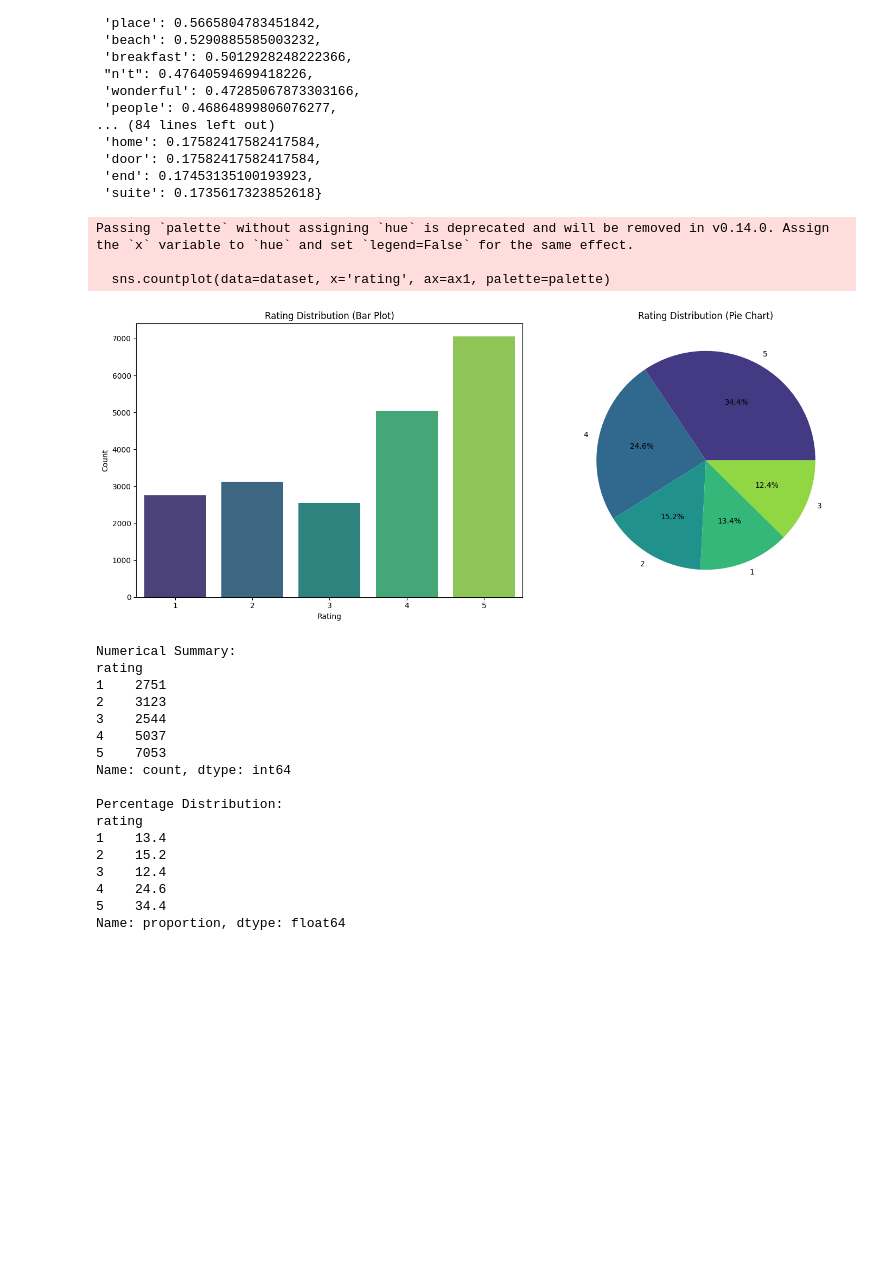
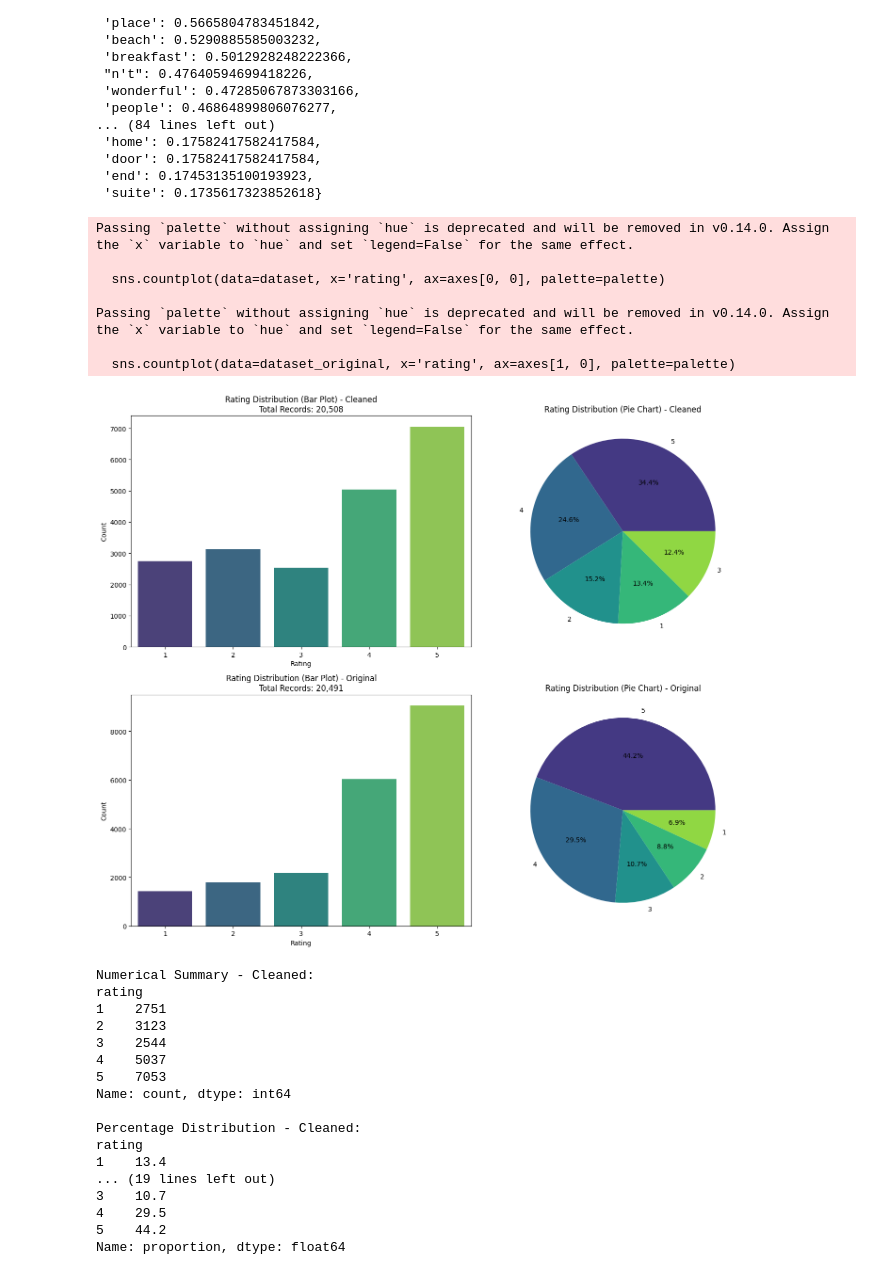
Before and after one commit to FIUBA-CEIA-18Co2024/AM1-TP, a Jupyter notebook: pre_processing.ipynb, the cells around one changed output. Drawn from its saved outputs; the diff is of its cells as text; code cells hidden in the pictures; blank space fills up the shorter version.

```diff
--- a/pre_processing.ipynb
+++ b/pre_processing.ipynb
@@ -53,6 +75,9 @@ True
 # %%
 df = pd.read_csv('data/tripadvisor_hotel_reviews-balanced.csv')
 df = df.rename(columns={'Review': 'review', 'Rating': 'rating'})
+
+df_c = pd.read_csv('data/tripadvisor_hotel_reviews.csv')
+df_c = df_c.rename(columns={'Review': 'review', 'Rating': 'rating'})
 # %%
 df.head(5)
 # %% [output]
@@ -72,6 +97,12 @@ df['three_classes'] = df['rating'].replace({
     3: 1,        # Deja 3 como 1
     4: 2, 5: 2   # Agrupa 4 y 5 como 2
 })
+
+df_c['three_classes'] = df_c['rating'].replace({
+    1: 0, 2: 0,  # Agrupa 1 y 2 como 0
+    3: 1,        # Deja 3 como 1
+    4: 2, 5: 2   # Agrupa 4 y 5 como 2
+})
 # %%
 df.head()
 # %% [output]
@@ -520,13 +646,17 @@ create_rating_wordcloud(dataset,
  'end': 0.17453135100193923,
  'suite': 0.1735617323852618}
 # %%
-summaries = plot_rating_distribution(df)
+plot_rating_distribution_comparison(df, df_c)
 # %% [output]
 Passing `palette` without assigning `hue` is deprecated and will be removed in v0.14.0. Assign the `x` variable to `hue` and set `legend=False` for the same effect.
 
-  sns.countplot(data=dataset, x='rating', ax=ax1, palette=palette)
+  sns.countplot(data=dataset, x='rating', ax=axes[0, 0], palette=palette)
+
+Passing `palette` without assigning `hue` is deprecated and will be removed in v0.14.0. Assign the `x` variable to `hue` and set `legend=False` for the same effect.
+
+  sns.countplot(data=dataset_original, x='rating', ax=axes[1, 0], palette=palette)
-[figure, old version]
+[figure, new version]
-Numerical Summary:
+Numerical Summary - Cleaned:
 rating
 1    2751
 2    3123
@@ -535,11 +665,11 @@ rating
 5    7053
 Name: count, dtype: int64
 
-Percentage Distribution:
+Percentage Distribution - Cleaned:
 rating
 1    13.4
-2    15.2
-3    12.4
-4    24.6
-5    34.4
+... (19 lines left out)
+3    10.7
+4    29.5
+5    44.2
 Name: proportion, dtype: float64
```
Also changed, not shown: parts of 4 cells of this notebook, 1 other file.
